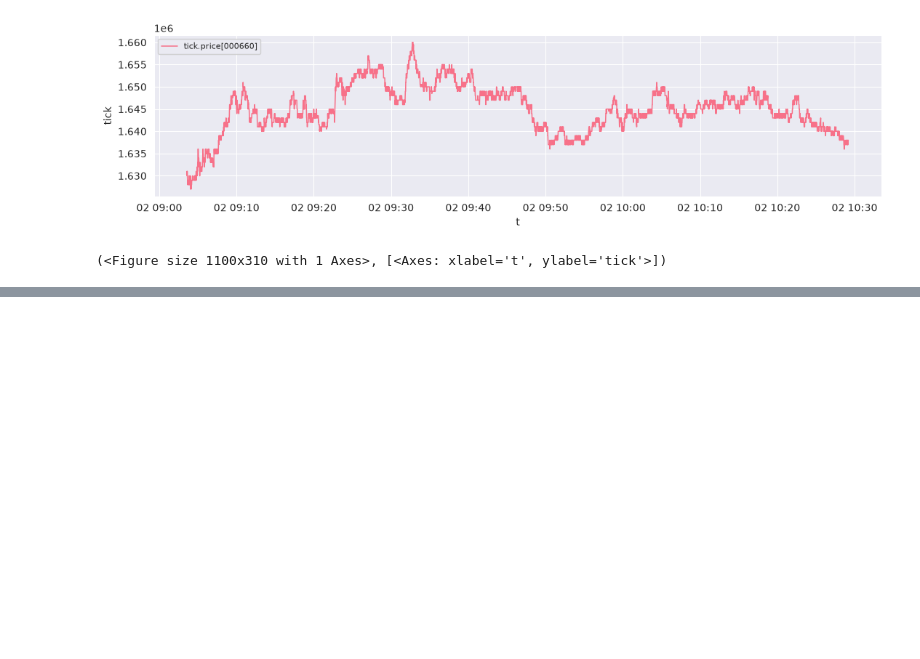
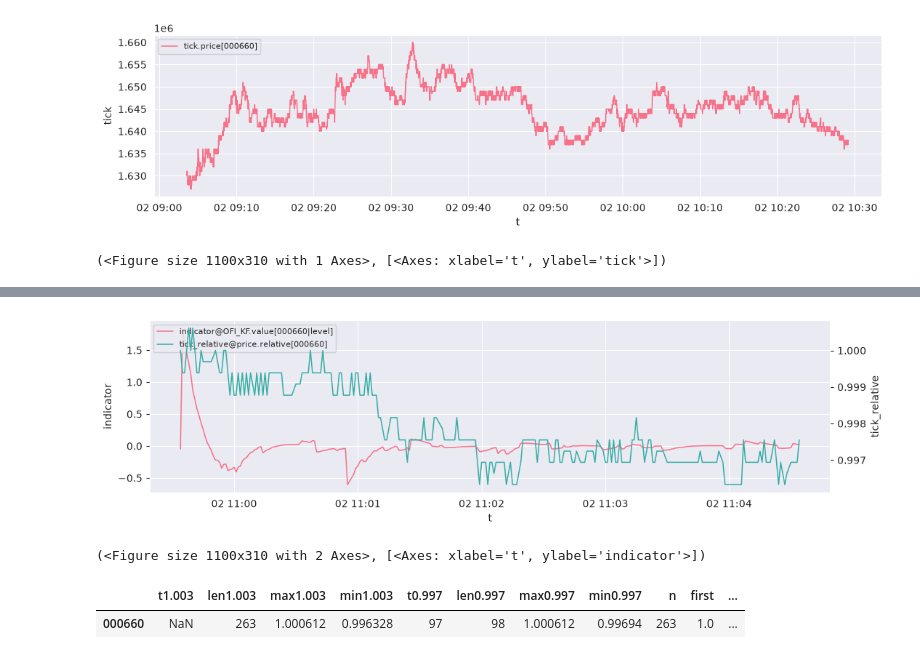
Before and after one commit to ajcltm/findata, a Jupyter notebook: notebook/2026-09-12_010.ipynb, the cells around one changed output, grey strips where cells are left out. Cells and saved outputs as stored; diff of their text form; code cells hidden in the pictures; blank space fills up the shorter version.

Commit message:
rebuild image

```diff
--- a/notebook/2026-09-12_010.ipynb
+++ b/notebook/2026-09-12_010.ipynb
@@ -25,5 +25,6 @@ tick.split_by_gap("1min").segments[0].resample_frame(rule="1s").plot(columns=["p
 # %%
 ind = ds.indicators(symbol=symbols_lst[1], label="OFI_KF", start=day, end=day)
 # %%
-tick.add(ind).join(0).where(lambda df: df["line"] == "level").return_ic(x="value", y="price")
+df = tick.add(ind).join(0).where(lambda df: df["line"] == "level").split_by_gap("1min").segments[2].return_ic(x='value', y='price')
+df.assign(expected_return = df.IC * df.sigma_bp)
 # %% [output]
@@ -30,0 +41,14 @@ ModuleNotFoundError: No module named 'scipy'
+# %%
+from datetime import datetime, timedelta
+t = ind.where(lambda df: (df['line'] == 'level')&(df['value'] >=2)).split_by_gap('1min').segments[0].base.times[0]
+t5 = t+timedelta(minutes=5)
+r_tick = tick.resample_frame('s').tslice(t.strftime('%Y-%m-%d %H:%M:%S'), t5.strftime('%Y-%m-%d %H:%M:%S')).relative('price', replace=True)
+ind.add(r_tick).tslice(t.strftime('%Y-%m-%d %H:%M:%S'), t5.strftime('%Y-%m-%d %H:%M:%S')).where(lambda df: (df['line'] == 'level')).plot(columns=['price'])
+# %% [output]
+[figure, added]
+(<Figure size 1100x310 with 2 Axes>, [<Axes: xlabel='t', ylabel='indicator'>])
+# %%
+tick.resample_frame('s').tslice(t.strftime('%Y-%m-%d %H:%M:%S'), t5.strftime('%Y-%m-%d %H:%M:%S')).relative('price', replace=True).return_passage(y='relative', levels=[1.003, .997])
+# %% [output]
+|  | t1.003 | len1.003 | max1.003 | min1.003 | t0.997 | len0.997 | max0.997 | min0.997 | n | first | ... |
+| 000660 | NaN | 263 | 1.000612 | 0.996328 | 97 | 98 | 1.000612 | 0.99694 | 263 | 1.0 | ... |
```
Also changed, not shown: parts of 3 cells of this notebook.
